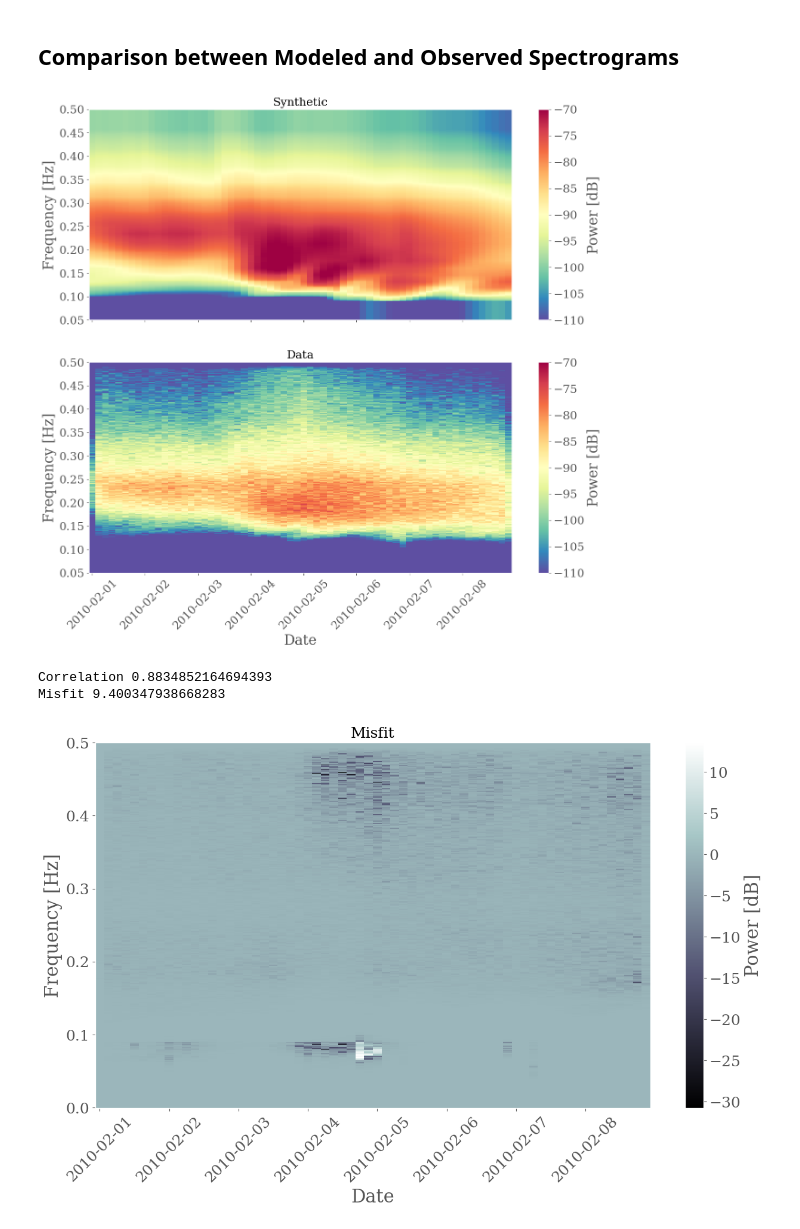
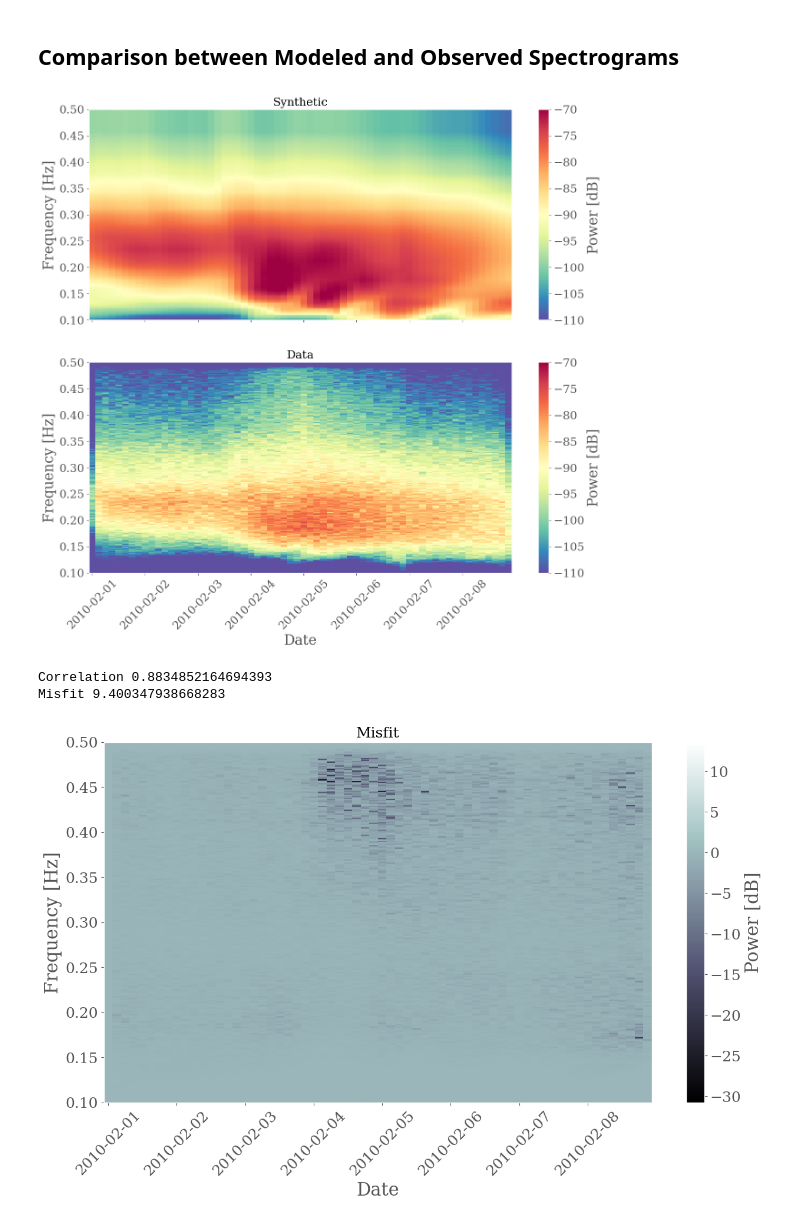
Before and after one commit to lystom/WMSAN, a Jupyter notebook: docs/notebooks/rayleigh_waves/spectrograms.ipynb, the cells around one changed output. Cells and saved outputs as stored; diff of their text form; code cells hidden in the pictures.

```diff
--- a/docs/notebooks/rayleigh_waves/spectrograms.ipynb
+++ b/docs/notebooks/rayleigh_waves/spectrograms.ipynb
@@ -171,25 +171,26 @@ for i in range(len(dates)):
 # %%
 # Plot Interpolated
 fig, axs = plt.subplots(2, 1, figsize=(15, 15), sharex=True, sharey=True)
 ax1 = axs[0]
 plt.title('G.DRV')
 im1 = ax1.pcolormesh(dates, frequency, 10*np.log10(spectro_synth_interp.T), vmin=-110, vmax=-70, cmap ='Spectral_r')
 #plt.yscale('log')
 ax1.set_ylabel('Frequency [Hz]')
 ax1.set_title("Synthetic")
-ax1.set_ylim([0.05, 0.5])
+ax1.set_ylim([0.1, 0.5])
 plt.colorbar(im1, ax=ax1,label='Power [dB]')
 
 ax2 = axs[1]
 im2 = ax2.pcolormesh(dates, frequency, 10*np.log10(new_Px_data.T), vmin=-110, vmax=-70, cmap ='Spectral_r')
 ax2.set_title("Data")
 ax2.set_ylabel('Frequency [Hz]')
 ax2.set_xlabel('Date')
 ax2.figure.autofmt_xdate(rotation=45, ha='center')
+ax2.set_ylim([0.1, 0.5])
 plt.colorbar(im2, ax = ax2,label='Power [dB]')
 plt.savefig("spectrogram_interpolated.png", dpi=350, bbox_inches='tight')
 # %% [output]
-[figure, old version]
+[figure, new version]
 # %%
 # Compute difference
 
@@ -212,8 +213,9 @@ plt.colorbar(label='Power [dB]')
 plt.title("Misfit")
 plt.xlabel('Date')
 plt.ylabel('Frequency [Hz]')
+plt.ylim(0.1, 0.5)
 plt.savefig("misfit.png", dpi=350, bbox_inches='tight')
 # %% [output]
 Correlation 0.8834852164694393
 Misfit 9.400347938668283
-[figure, old version]
+[figure, new version]
```
Also changed, not shown: parts of 1 cell of this notebook, 1 other file.
